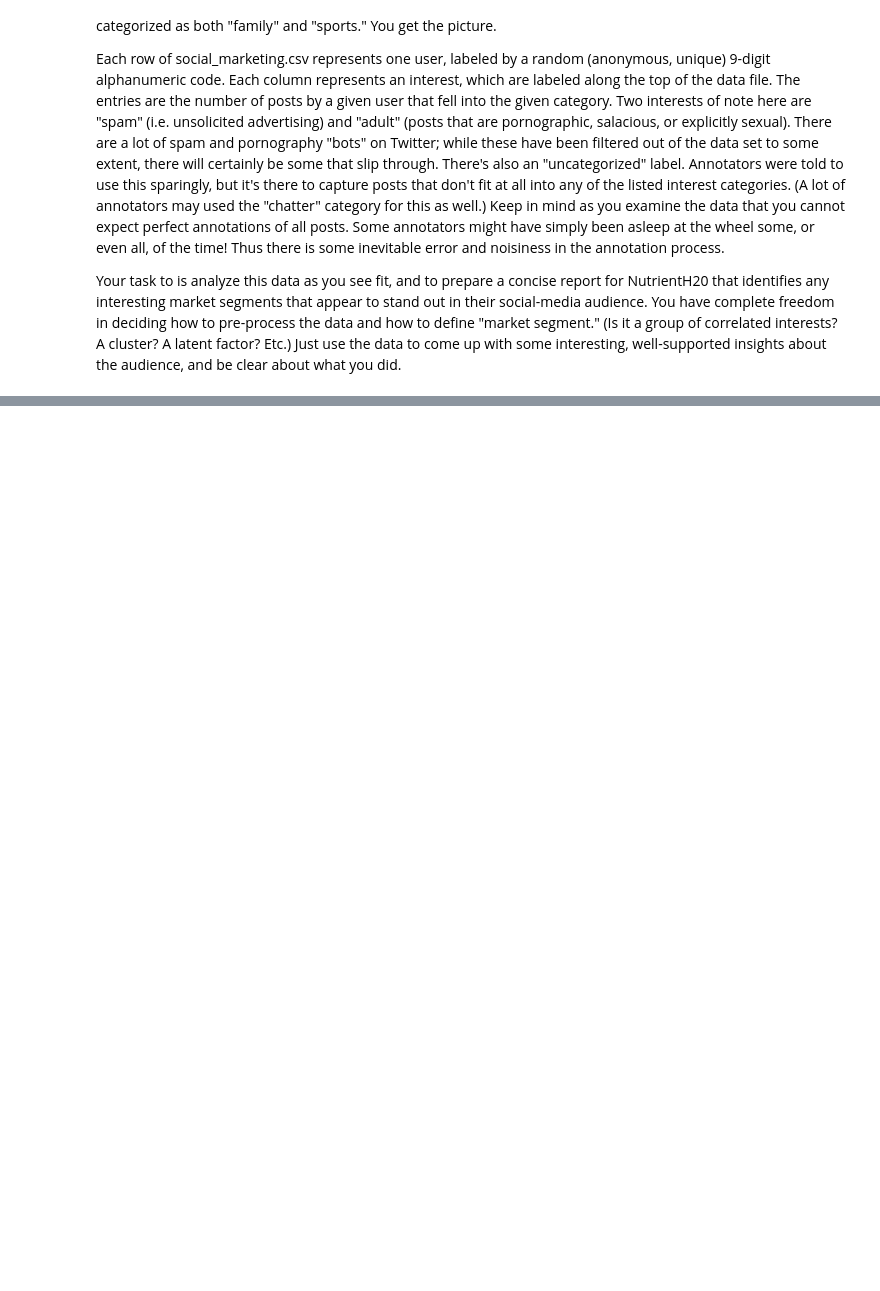
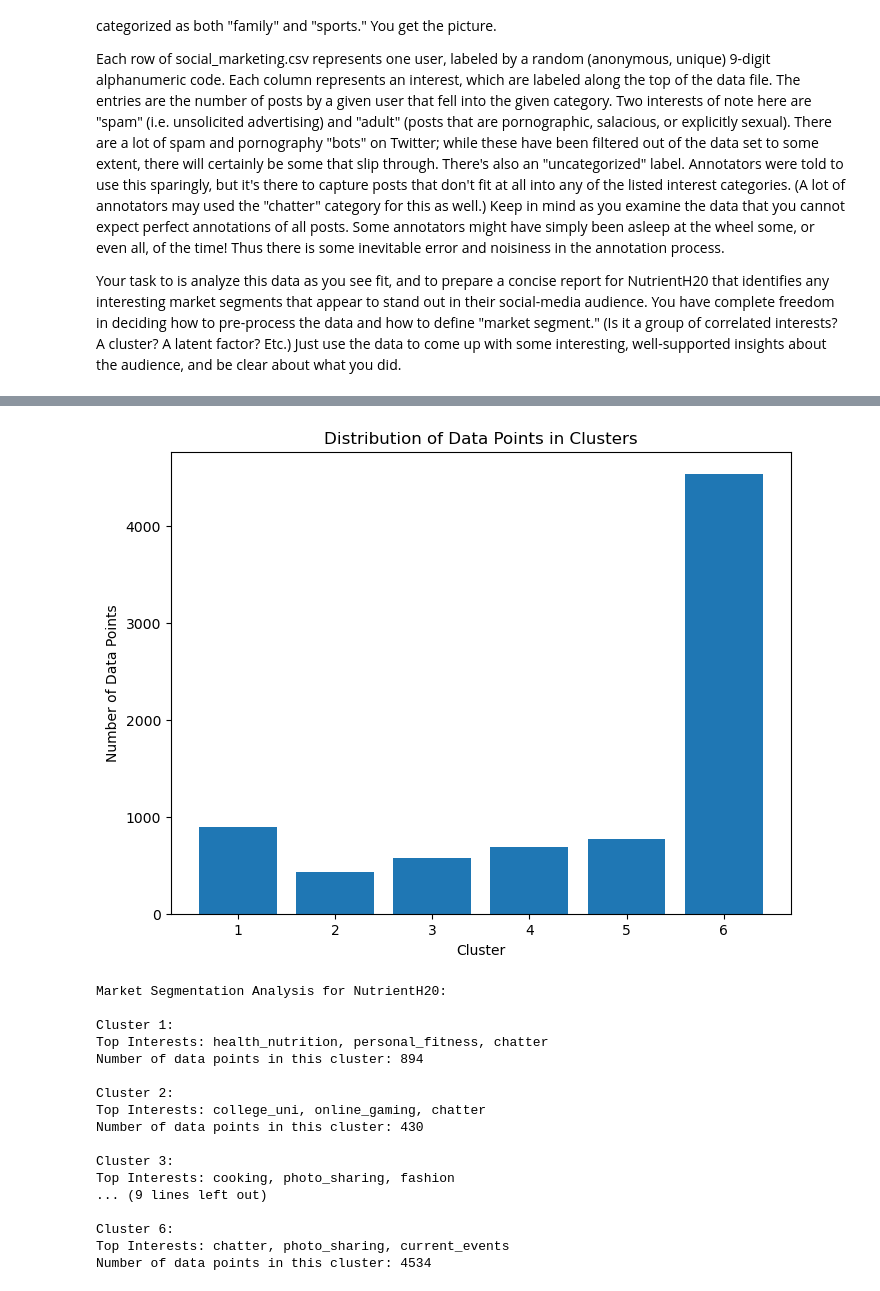
Before and after one commit to alexkim617/STA-380-Part-2-Exercises, a Jupyter notebook: ML Final Submission/Market Segmentation.ipynb, the cells around one changed output, grey strips where cells are left out. Drawn from its saved outputs; the diff is of its cells as text; code cells hidden in the pictures; blank space fills up the shorter version.

```diff
--- a/ML Final Submission/Market Segmentation.ipynb
+++ b/ML Final Submission/Market Segmentation.ipynb
@@ -41 +92,48 @@ print(report)
+# %%
+# Perform KMeans Clustering
+num_clusters = 6
+kmeans = KMeans(n_clusters=num_clusters, random_state=42)
+social["cluster"] = kmeans.fit_predict(social_scaled)
+
+# Count the number of data points in each cluster
+cluster_counts = social["cluster"].value_counts()
+
+# Generate Report
+report = "Market Segmentation Analysis for NutrientH20:\n\n"
+for cluster_id in range(num_clusters):
+    report += f"Cluster {cluster_id + 1}:\n"
+    cluster_interests = cluster_means.loc[cluster_id]
+    top_interests = cluster_interests.sort_values(ascending=False)[:3]
+    report += f"Top Interests: {', '.join(top_interests.index)}\n"
+    report += f"Number of data points in this cluster: {cluster_counts[cluster_id]}\n\n"
+
+# Plot the distribution of clusters
+plt.figure(figsize=(8, 6))
+plt.bar(cluster_counts.index + 1, cluster_counts.values)
+plt.xlabel("Cluster")
+plt.ylabel("Number of Data Points")
+plt.title("Distribution of Data Points in Clusters")
+plt.xticks(cluster_counts.index + 1)
+plt.show()
+
+print(report)
+# %% [output]
+[figure, added]
+Market Segmentation Analysis for NutrientH20:
+
+Cluster 1:
+Top Interests: health_nutrition, personal_fitness, chatter
+Number of data points in this cluster: 894
+
+Cluster 2:
+Top Interests: college_uni, online_gaming, chatter
+Number of data points in this cluster: 430
+
+Cluster 3:
+Top Interests: cooking, photo_sharing, fashion
+... (9 lines left out)
+
+Cluster 6:
+Top Interests: chatter, photo_sharing, current_events
+Number of data points in this cluster: 4534
 # %% [markdown]
```
Also changed, not shown: parts of 4 cells of this notebook.
